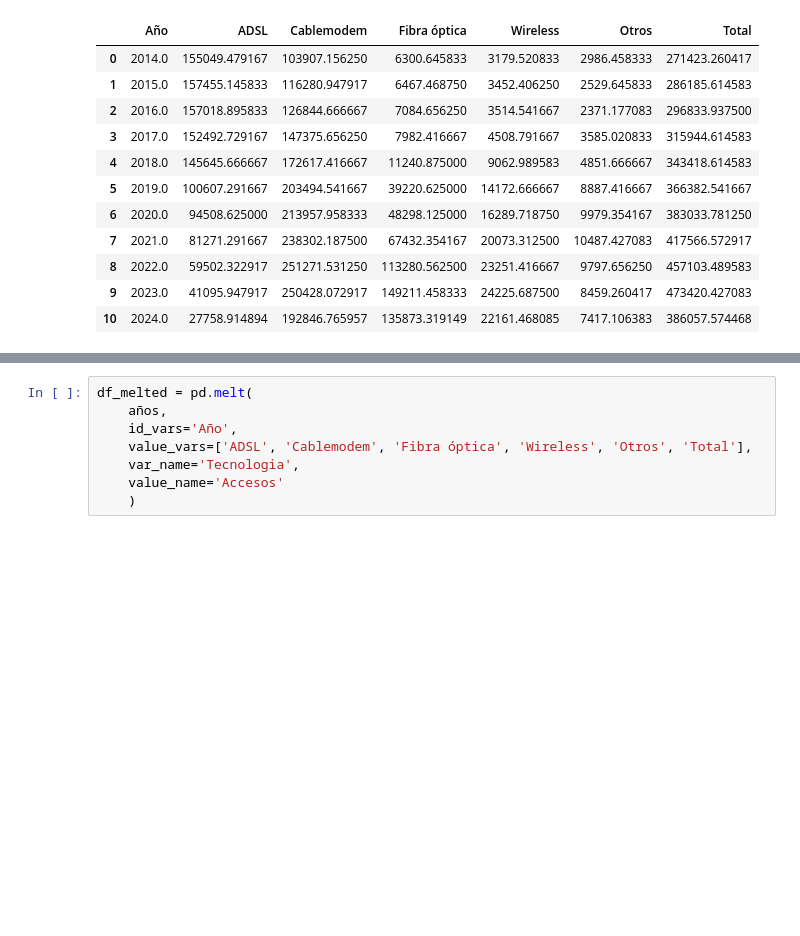
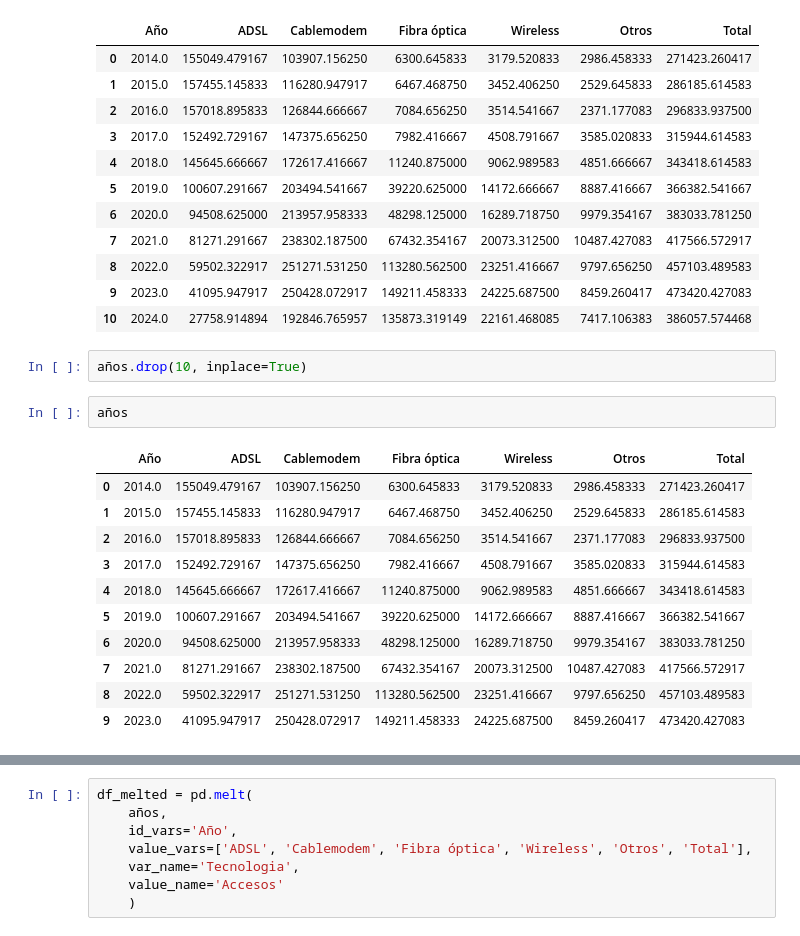
Before and after one commit to FranciscoHugoLezik/Proyecto-Individual-n-2-Telecomunicaciones, a Jupyter notebook: notebooks/EDA_accesos_por_tecnologia.ipynb, the cells around one changed output, grey strips where cells are left out. Saved outputs shown, nothing was run; the diff lists cells and outputs as text; blank space fills up the shorter version.

```diff
--- a/notebooks/EDA_accesos_por_tecnologia.ipynb
+++ b/notebooks/EDA_accesos_por_tecnologia.ipynb
@@ -143,3 +145,19 @@ años
 | 8 | 2022.0 | 59502.322917 | 251271.531250 | 113280.562500 | 23251.416667 | 9797.656250 | 457103.489583 |
 | 9 | 2023.0 | 41095.947917 | 250428.072917 | 149211.458333 | 24225.687500 | 8459.260417 | 473420.427083 |
 | 10 | 2024.0 | 27758.914894 | 192846.765957 | 135873.319149 | 22161.468085 | 7417.106383 | 386057.574468 |
+# %%
+años.drop(10, inplace=True)
+# %%
+años
+# %% [output]
+|  | Año | ADSL | Cablemodem | Fibra óptica | Wireless | Otros | Total |
+| 0 | 2014.0 | 155049.479167 | 103907.156250 | 6300.645833 | 3179.520833 | 2986.458333 | 271423.260417 |
+| 1 | 2015.0 | 157455.145833 | 116280.947917 | 6467.468750 | 3452.406250 | 2529.645833 | 286185.614583 |
+| 2 | 2016.0 | 157018.895833 | 126844.666667 | 7084.656250 | 3514.541667 | 2371.177083 | 296833.937500 |
+| 3 | 2017.0 | 152492.729167 | 147375.656250 | 7982.416667 | 4508.791667 | 3585.020833 | 315944.614583 |
+| 4 | 2018.0 | 145645.666667 | 172617.416667 | 11240.875000 | 9062.989583 | 4851.666667 | 343418.614583 |
+| 5 | 2019.0 | 100607.291667 | 203494.541667 | 39220.625000 | 14172.666667 | 8887.416667 | 366382.541667 |
+| 6 | 2020.0 | 94508.625000 | 213957.958333 | 48298.125000 | 16289.718750 | 9979.354167 | 383033.781250 |
+| 7 | 2021.0 | 81271.291667 | 238302.187500 | 67432.354167 | 20073.312500 | 10487.427083 | 417566.572917 |
+| 8 | 2022.0 | 59502.322917 | 251271.531250 | 113280.562500 | 23251.416667 | 9797.656250 | 457103.489583 |
+| 9 | 2023.0 | 41095.947917 | 250428.072917 | 149211.458333 | 24225.687500 | 8459.260417 | 473420.427083 |
```
Also changed, not shown: parts of 5 cells of this notebook, 1 other file.
